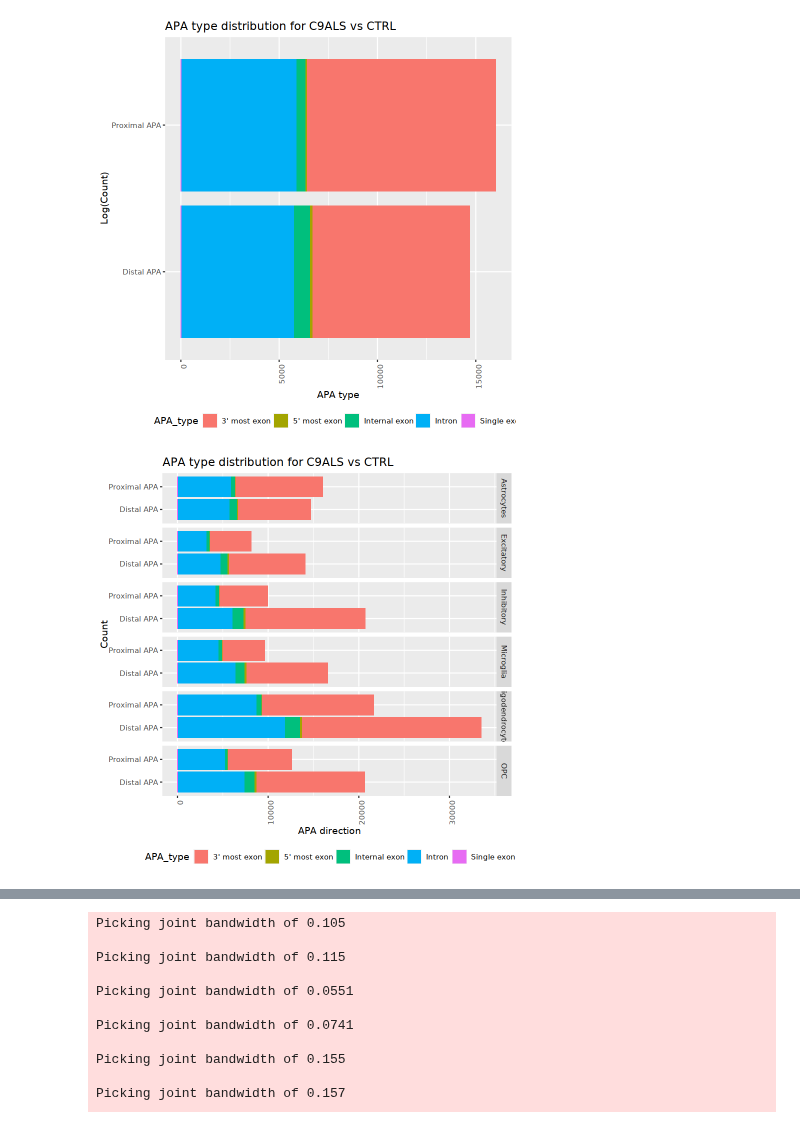
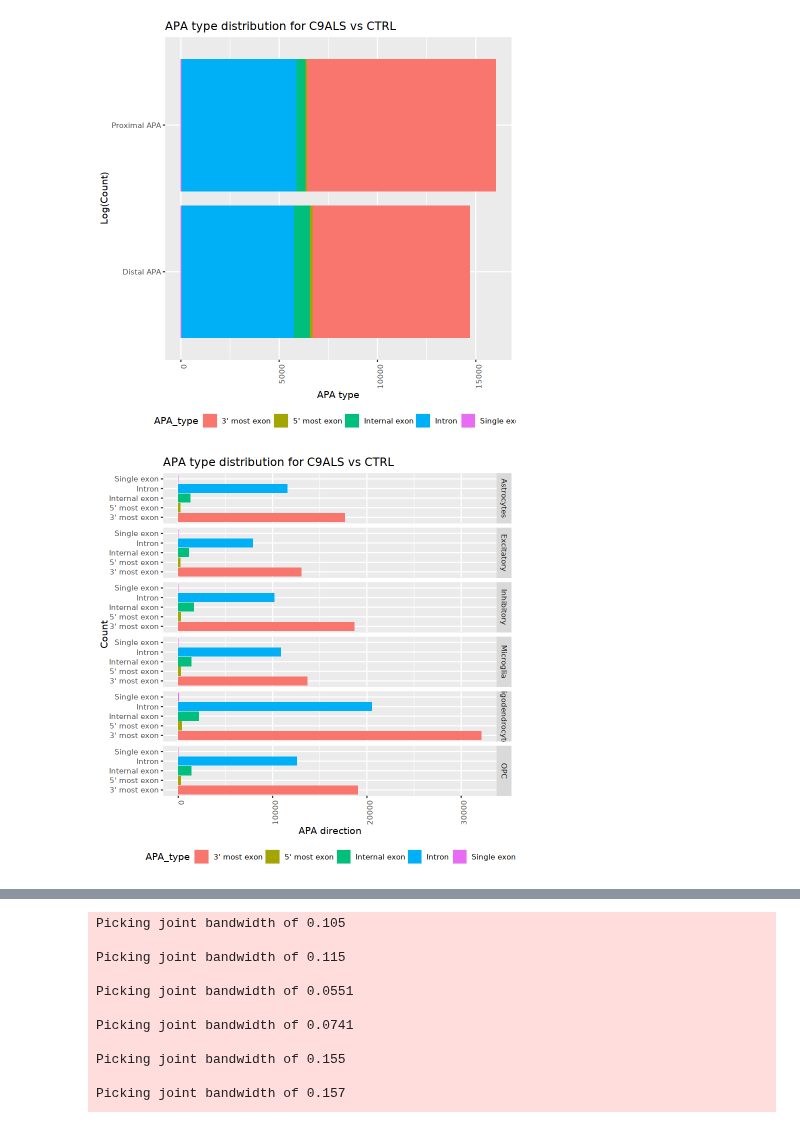
Before and after one commit to AidenSb/APA, a Jupyter notebook: For_DL_model/APA_plots.ipynb, the cells around one changed output, grey strips where cells are left out. Cells and saved outputs as stored; diff of their text form; code cells hidden in the pictures.

```diff
--- a/For_DL_model/APA_plots.ipynb
+++ b/For_DL_model/APA_plots.ipynb
@@ -181,11 +181,11 @@ c9df %>% filter(celltype=='Astrocytes') %>% ggplot(aes(y = APA_direction, fill =
 [figure]
 # %%
 c9df %>%
-  ggplot(aes(y = APA_direction, fill = APA_type)) +
+  ggplot(aes(y = APA_type, fill = APA_type)) +
   geom_bar() +
   facet_grid(celltype ~ ., scales = "free") +
   theme(axis.text.x = element_text(angle = 90, hjust = 1)) +
   labs(x = 'APA direction', y = 'Count', title = 'APA type distribution for C9ALS vs CTRL') +
   theme(legend.position = "bottom")
 # %% [output]
-[figure, old version]
+[figure, new version]
```
Also changed, not shown: parts of 3 cells of this notebook.
